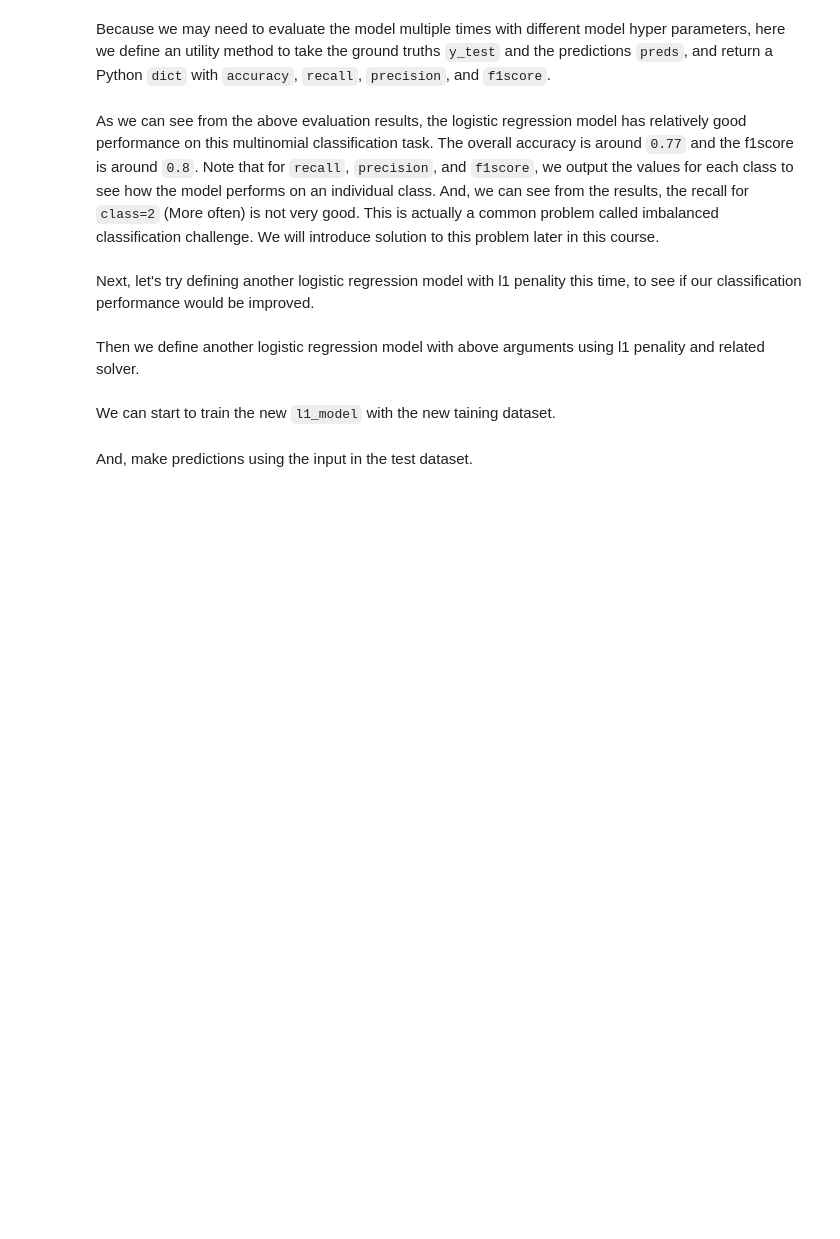
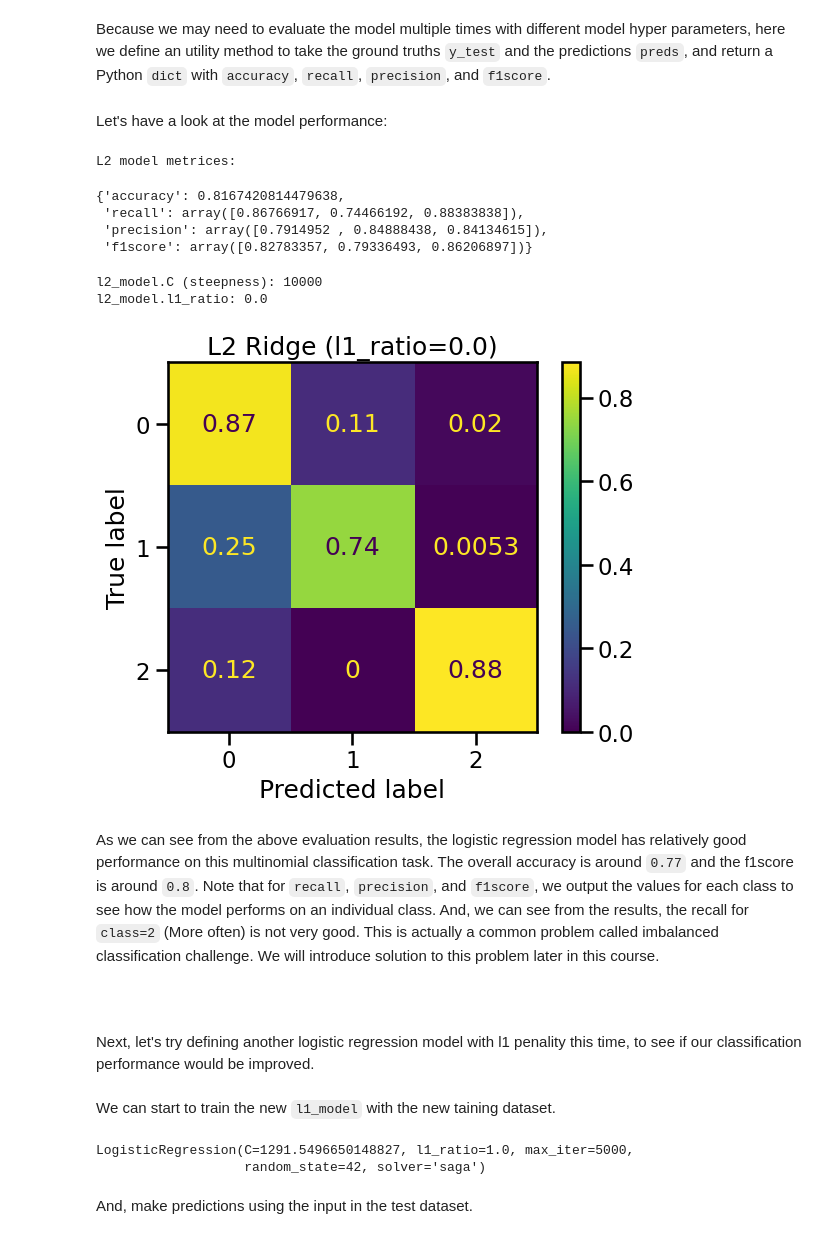
Before and after one commit to batspike/ML-Projects-and-Tutorials, a Jupyter notebook: IBM_Machine_Learning/03_SupervisedMachineLearning_Classification/Module01_LogisticRegression_PracticeLab.ipynb, the cells around one changed output. Cells and saved outputs as stored; diff of their text form; code cells hidden in the pictures; blank space fills up the shorter version.

```diff
--- a/IBM_Machine_Learning/03_SupervisedMachineLearning_Classification/Module01_LogisticRegression_PracticeLab.ipynb
+++ b/IBM_Machine_Learning/03_SupervisedMachineLearning_Classification/Module01_LogisticRegression_PracticeLab.ipynb
@@ -118,6 +197,3 @@ First, let's split the dataset into a training and a testing dataset. Training d
-# %%
-# First, let's split the training and testing dataset
-X_train, X_test, y_train, y_test = train_test_split(X, y, test_size=0.2, stratify=y, random_state = rs)
 # %% [markdown]
 Let's look at the shapes of the split datasets:
 # %%
@@ -143 +209,10 @@ l2_model = LogisticRegression(random_state=rs, penalty=penalty, multi_class=mult
+# %%
+# Define a logistic regression model; note that 'multinomial' is automatically detected by default
+l2_model = LogisticRegression(
+                C=10000,
+                random_state=42,
+                l1_ratio=0.0,       # 1.0 means 100% L1 (Lasso); 0.0 means 100% L2 (Ridge); l1_ratio is for Elastic Net
+                solver='saga',      # using saga so that can later compare with ElasticNet model which only supported by saga solver
+                max_iter=5000
+            )
 # %% [markdown]
@@ -145,7 +220,7 @@ Let's train the model with training input data `X_train` and labels `y_train`:
 # %%
-l2_model.fit(X_train, y_train)
+l2_model.fit(X_train_scaled, y_train)
+
+l2_preds = l2_model.predict(X_test_scaled)
-# %%
-l2_preds = l2_model.predict(X_test)
 # %% [markdown]
 Because we may need to evaluate the model multiple times with different model hyper parameters, here we define an utility method to take the ground truths `y_test` and the predictions `preds`, and return a Python `dict` with `accuracy`, `recall`, `precision`, and `f1score`.
 # %%
@@ -162,4 +235,30 @@ evaluate_metrics(y_test, l2_preds)
+# %% [markdown]
+Let's have a look at the model performance:
+# %%
+print("L2 model metrices:")
+display(evaluate_metrics(y_test, l2_preds))
+print(f"l2_model.C (steepness): {l2_model.C}")
+print(f"l2_model.l1_ratio: {l2_model.l1_ratio}")
+
+cf = confusion_matrix(y_test, l2_preds, normalize='true')
+
+sns.set_context('talk')
+disp = ConfusionMatrixDisplay(confusion_matrix=cf,display_labels=l2_model.classes_)
+disp.plot()
+plt.title('L2 Ridge (l1_ratio=0.0)')
+plt.show()
+# %% [output]
+L2 model metrices:
+{'accuracy': 0.8167420814479638,
+ 'recall': array([0.86766917, 0.74466192, 0.88383838]),
+ 'precision': array([0.7914952 , 0.84888438, 0.84134615]),
+ 'f1score': array([0.82783357, 0.79336493, 0.86206897])}
+l2_model.C (steepness): 10000
+l2_model.l1_ratio: 0.0
+[figure, added]
 # %% [markdown]
 As we can see from  the above evaluation results, the logistic regression model has relatively good performance on this multinomial classification task. The overall accuracy is around `0.77` and the f1score is around `0.8`. Note that for `recall`, `precision`, and `f1score`, we output the values for each class to see how the model performs on an individual class. And, we can see from the results, the recall for `class=2` (More often) is not very good. This is actually a common problem called imbalanced classification challenge. We will introduce solution to this problem later in this course.
+# %% [markdown]
+##
 # %% [markdown]
 Next, let's try defining another logistic regression model with l1 penality this time, to see if our classification performance would be improved.
@@ -175,2 +264,0 @@ max_iter = 1000
-# %% [markdown]
-Then we define another logistic regression model with above arguments using l1 penality and related solver.
@@ -180,7 +274,10 @@ l1_model = LogisticRegression(random_state=rs, penalty=penalty, multi_class=mult
 # %% [markdown]
 We can start to train the new `l1_model` with the new taining dataset.
 # %%
-l1_model.fit(X_train, y_train)
+l1_model.fit(X_train_scaled, y_train)
+# %% [output]
+LogisticRegression(C=1291.5496650148827, l1_ratio=1.0, max_iter=5000,
+                   random_state=42, solver='saga')
 # %% [markdown]
 And, make predictions using the input in the test dataset.
 # %%
```
Also changed, not shown: parts of 88 cells of this notebook, 5 other files.
